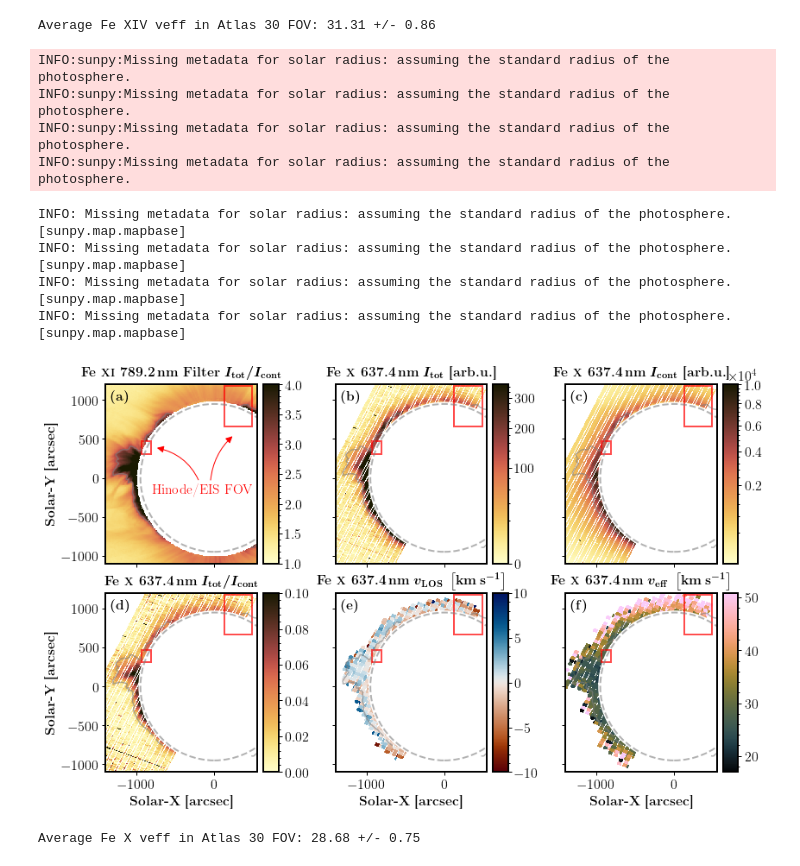
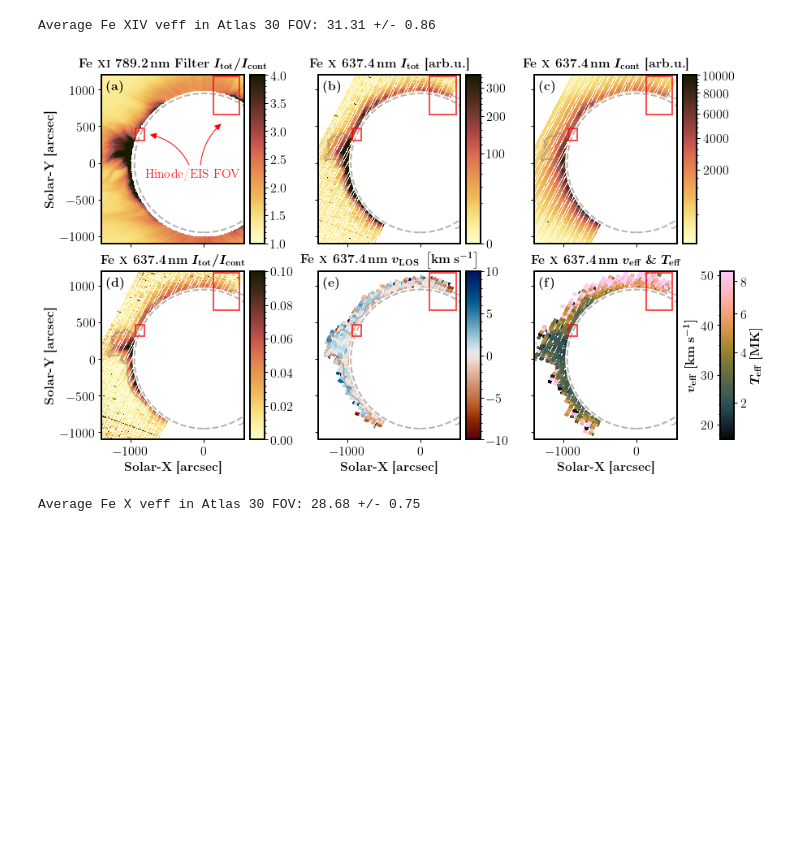
Before and after one commit to yjzhu-solar/Eclipse2017, a Jupyter notebook: ipynb/eclipse_data/off_limb_intensity_map_ms.ipynb, the cells around one changed output. Drawn from its saved outputs; the diff is of its cells as text; code cells hidden in the pictures; blank space fills up the shorter version.

Commit message:
add DHBCH fit results add double colorbars

```diff
--- a/ipynb/eclipse_data/off_limb_intensity_map_ms.ipynb
+++ b/ipynb/eclipse_data/off_limb_intensity_map_ms.ipynb
@@ -296,6 +296,12 @@ def find_nearest_pixel(x,y,x_grid,y_grid):
     distance = np.sqrt((x - x_grid)**2 + (y - y_grid)**2)
     index = np.unravel_index(np.argmin(distance),distance.shape)
     return index
+# %%
+def veff2teff(veff):
+    return 55.85*const.u.cgs.value*(veff*1e5)**2/2/const.k_B.cgs.value/1e6
+
+def teff2veff(teff):
+    return np.sqrt(2*const.k_B.cgs.value*teff*1e6/(55.85*const.u.cgs.value))/1e5
 # %%
 img_center = np.array([300,220])
 img_xpixel_array = np.arange(FeXIV_line_cont_image_rot_scipy.shape[1])
@@ -372,7 +378,14 @@ im6 = ax6.pcolormesh(x_2d_grid_green_arcsec_bin_rot_ext + slit_center_x_green,
                 ,vmax=0.12/530.29*const.c.cgs.value*1e-5/np.sqrt(4*np.log(2)))
 
 
-plot_colorbar(im6, ax6,width=colorbar_width,bbox_to_anchor=(1.04, 0., 1, 1),fontsize=16)
+clb6, clb_ax6 = plot_colorbar(im6, ax6,width=colorbar_width,bbox_to_anchor=(1.3, 0., 1, 1),fontsize=16)
+clb_ax6.yaxis.set_ticks_position("left")
+clb_ax6.set_ylabel(r"$\boldsymbol{v_{\rm eff}\ [\mathrm{km\,s^{-1}}]}$",fontsize=16)
+clb_ax6.yaxis.set_label_position("left")
+clb_ax6_teff = clb_ax6.secondary_yaxis("right",functions=(veff2teff, teff2veff))
+clb_ax6_teff.tick_params(labelsize=16)
+clb_ax6_teff.set_ylabel(r"$\boldsymbol{T_{\rm eff}\ [\mathrm{MK}]}$",fontsize=16)
+
 
 ax1.set_ylabel(r"\textbf{Solar-Y [arcsec]}",fontsize=16)
 ax4.set_xlabel(r"\textbf{Solar-X [arcsec]}",fontsize=16)
@@ -385,7 +398,7 @@ ax2.set_title(r"\textbf{Fe \textsc{xiv} 530.3\,nm} $\boldsymbol{I_{\rm tot}}$ \t
 ax3.set_title(r"\textbf{Fe \textsc{xiv} 530.3\,nm} $\boldsymbol{I_{\rm cont}}$ \textbf{[arb.u.}]",fontsize=16,pad=10)
 ax4.set_title(r"\textbf{Fe \textsc{xiv} 530.3\,nm} $\boldsymbol{I_{\rm tot}/I_{\rm cont}}$ \textbf{[arb.u]}",fontsize=16,pad=10)
 ax5.set_title(r"\textbf{Fe \textsc{xiv} 530.3\,nm} $\boldsymbol{v_{\rm LOS}\ \left[\mathrm{km\,s^{-1}}\right]}$",fontsize=16,pad=10)
-ax6.set_title(r"\textbf{Fe \textsc{xiv} 530.3\,nm} $\boldsymbol{v_{\rm eff}\ \left[\mathrm{km\,s^{-1}}\right]}$",fontsize=16,pad=10)
+ax6.set_title(r"\textbf{Fe \textsc{xiv} 530.3\,nm} $\boldsymbol{v_{\rm eff}\ \&\ T_{\rm eff}}$",fontsize=16,pad=10)
 
 for ax_, text_ in zip((ax1,ax2,ax3,ax4,ax5,ax6),
                       ("a","b","c","d","e","f")):
@@ -599,10 +598,10 @@ im3 = ax3.pcolormesh(x_2d_grid_red_arcsec_rot_ext + slit_center_x_red,
                 red_cont_masked,cmap=cmcm.lajolla,rasterized=True,norm=norm_red_cont_int)
 
 im3_clb, im3_clbax = plot_colorbar(im3, ax3,width=colorbar_width,bbox_to_anchor=(1.04, 0., 1, 1),fontsize=16)
-im3_clbax.ticklabel_format(axis="y", style="sci", scilimits=(0,0))
-im3_clbax.yaxis.get_offset_text().set_fontsize(16)
-im3_clbax.yaxis.get_offset_text().set(va="bottom",ha="left")
-im3_clbax.yaxis.get_offset_text().set_position((0.4,1.3))
+# im3_clbax.ticklabel_format(axis="y", style="sci", scilimits=(0,0))
+# im3_clbax.yaxis.get_offset_text().set_fontsize(16)
+# im3_clbax.yaxis.get_offset_text().set(va="bottom",ha="left")
+# im3_clbax.yaxis.get_offset_text().set_position((0.4,1.3))
 
 im4 = ax4.pcolormesh(x_2d_grid_red_arcsec_rot_ext + slit_center_x_red,
                 y_2d_grid_red_arcsec_rot_ext + slit_center_y_red,
@@ -621,7 +620,13 @@ im6 = ax6.pcolormesh(x_2d_grid_red_arcsec_bin_rot_ext + slit_center_x_red,
                 red_veff_masked,cmap=cmcm.batlowK,rasterized=True,vmin=0.06/637.451*const.c.cgs.value*1e-5/np.sqrt(4*np.log(2)),
                 vmax=0.18/637.451*const.c.cgs.value*1e-5/np.sqrt(4*np.log(2)))
 
-plot_colorbar(im6, ax6,width=colorbar_width,bbox_to_anchor=(1.04, 0., 1, 1),fontsize=16)
+clb, clb_ax6 = plot_colorbar(im6, ax6,width=colorbar_width,bbox_to_anchor=(1.3, 0., 1, 1),fontsize=16)
+clb_ax6.yaxis.set_ticks_position("left")
+clb_ax6.set_ylabel(r"$\boldsymbol{v_{\rm eff}\ [\mathrm{km\,s^{-1}}]}$",fontsize=16)
+clb_ax6.yaxis.set_label_position("left")
+clb_ax6_teff = clb_ax6.secondary_yaxis("right",functions=(veff2teff, teff2veff))
+clb_ax6_teff.tick_params(labelsize=16)
+clb_ax6_teff.set_ylabel(r"$\boldsymbol{T_{\rm eff}\ [\mathrm{MK}]}$",fontsize=16)
 
 ax1.set_ylabel(r"\textbf{Solar-Y [arcsec]}",fontsize=16)
 ax4.set_xlabel(r"\textbf{Solar-X [arcsec]}",fontsize=16)
@@ -634,46 +639,38 @@ ax2.set_title(r"\textbf{Fe \textsc{x} 637.4\,nm} $\boldsymbol{I_{\rm tot}}$ \tex
 ax3.set_title(r"\textbf{Fe \textsc{x} 637.4\,nm} $\boldsymbol{I_{\rm cont}}$ \textbf{[arb.u.]}",fontsize=16,pad=10)
 ax4.set_title(r"\textbf{Fe \textsc{x} 637.4\,nm} $\boldsymbol{I_{\rm tot}/I_{\rm cont}}$",fontsize=16,pad=10)
 ax5.set_title(r"\textbf{Fe \textsc{x} 637.4\,nm} $\boldsymbol{v_{\rm LOS}\ \left[\mathrm{km\,s^{-1}}\right]}$",fontsize=16,pad=10)
-ax6.set_title(r"\textbf{Fe \textsc{x} 637.4\,nm} $\boldsymbol{v_{\rm eff}\ \left[\mathrm{km\,s^{-1}}\right]}$",fontsize=16,pad=10)
+ax6.set_title(r"\textbf{Fe \textsc{x} 637.4\,nm} $\boldsymbol{v_{\rm eff}\ \&\ T_{\rm eff}}$",fontsize=16,pad=10)
 
 for ax_, text_ in zip((ax1,ax2,ax3,ax4,ax5,ax6),
                       ("a","b","c","d","e","f")):
     ax_.text(0.035,0.97,r"\textbf{("+text_+r")}",fontsize=16,
              va="top",ha="left",transform=ax_.transAxes)
 
 xlim_zoomin = [-1400,550]
 ylim_zoomin = [-1100,1200]
 
 for ax_ in (ax2,ax3,ax5,ax6):
     ax_.tick_params(labelleft=False)
 
 for ax_ in (ax1,ax2,ax3):
     ax_.tick_params(labelbottom=False)
 
 for ax_ in (ax1,ax2,ax3,ax4,ax5,ax6):
     ax_.add_patch(create_lunar_mask(rsun_arcsec*np.float64(FeXI_line_cont_frame.header["MOONR"])/np.float64(FeXI_line_cont_frame.header["SUNR"])))
     ax_.contour(img_xarcsec_array,img_yarcsec_array,FeXI_line_cont_image_rot_scipy,levels=[3],alpha=0.6,
             colors=['grey'])
     plot_eis_fov(ax_,eis_atlas_30_fex_intmap_shifted,color="red",alpha=0.7,
              label=r"\textbf{EIS}")
     plot_eis_fov(ax_,eis_ch_fex_intmap_shifted,color="red",alpha=0.7,
              label=r"\textbf{EIS}")
     ax_.add_patch(create_limb_circle(rsun_arcsec))
     ax_.set_aspect(1)
     ax_.tick_params(labelsize=16)
     ax_.set_xlim(xlim_zoomin)
     ax_.set_ylim(ylim_zoomin)
 fig.savefig(fname="../../figs/ms/FeX_fit.pdf",dpi=300,format="pdf",bbox_inches="tight")
 # %% [output]
-INFO:sunpy:Missing metadata for solar radius: assuming the standard radius of the photosphere.
-INFO:sunpy:Missing metadata for solar radius: assuming the standard radius of the photosphere.
-INFO:sunpy:Missing metadata for solar radius: assuming the standard radius of the photosphere.
-INFO:sunpy:Missing metadata for solar radius: assuming the standard radius of the photosphere.
-INFO: Missing metadata for solar radius: assuming the standard radius of the photosphere. [sunpy.map.mapbase]
-INFO: Missing metadata for solar radius: assuming the standard radius of the photosphere. [sunpy.map.mapbase]
-INFO: Missing metadata for solar radius: assuming the standard radius of the photosphere. [sunpy.map.mapbase]
-INFO: Missing metadata for solar radius: assuming the standard radius of the photosphere. [sunpy.map.mapbase]
-[figure, old version]
+[figure, new version]
 # %%
 FeX_in_atlas30_FOV = np.where( \
 ((x_2d_grid_red_arcsec_bin_rot_ext + slit_center_x_red) > eis_atlas_30_fex_intmap_shifted.bottom_left_coord.Tx.value) & \
```
Also changed, not shown: parts of 2 cells of this notebook, 6 other files.
